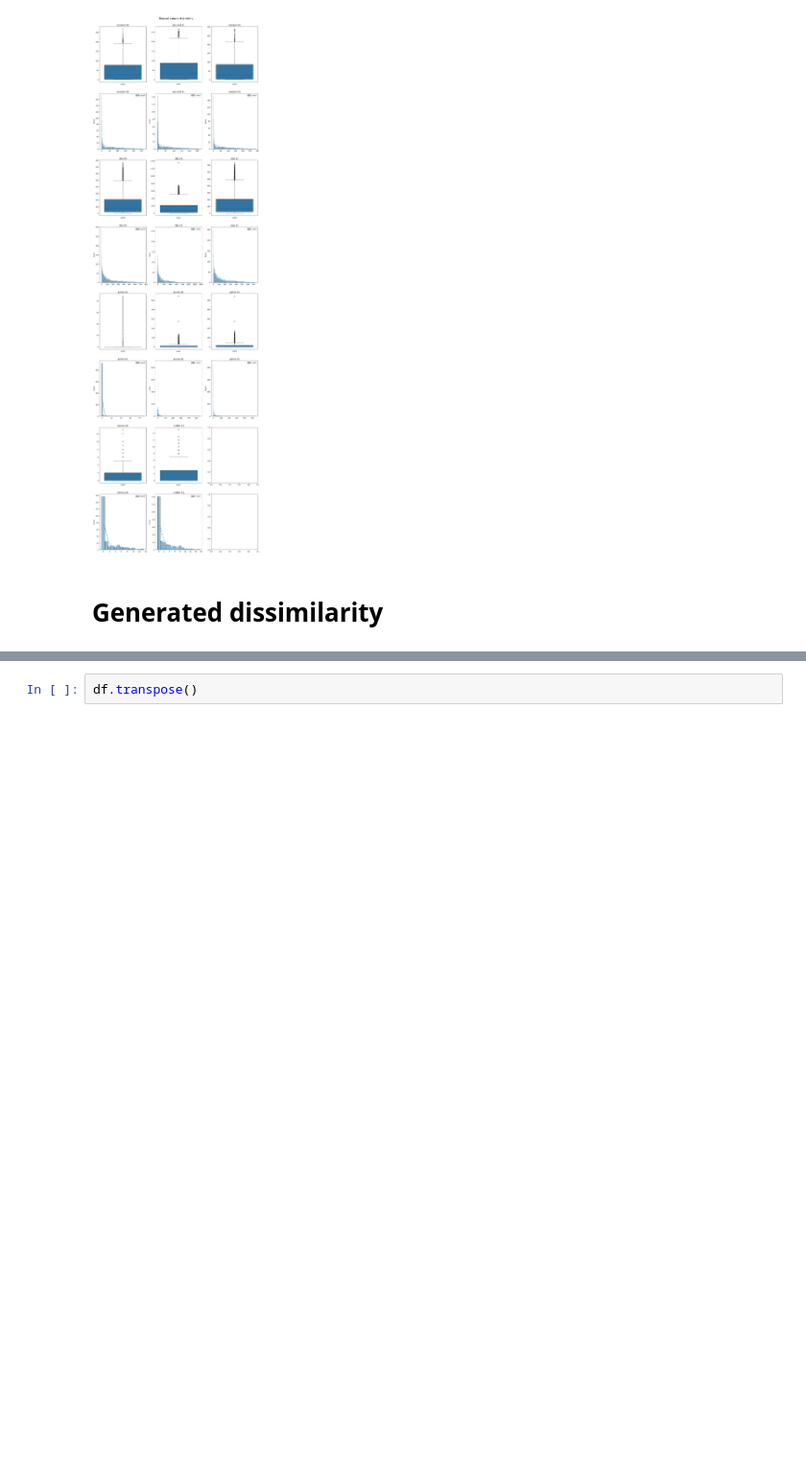
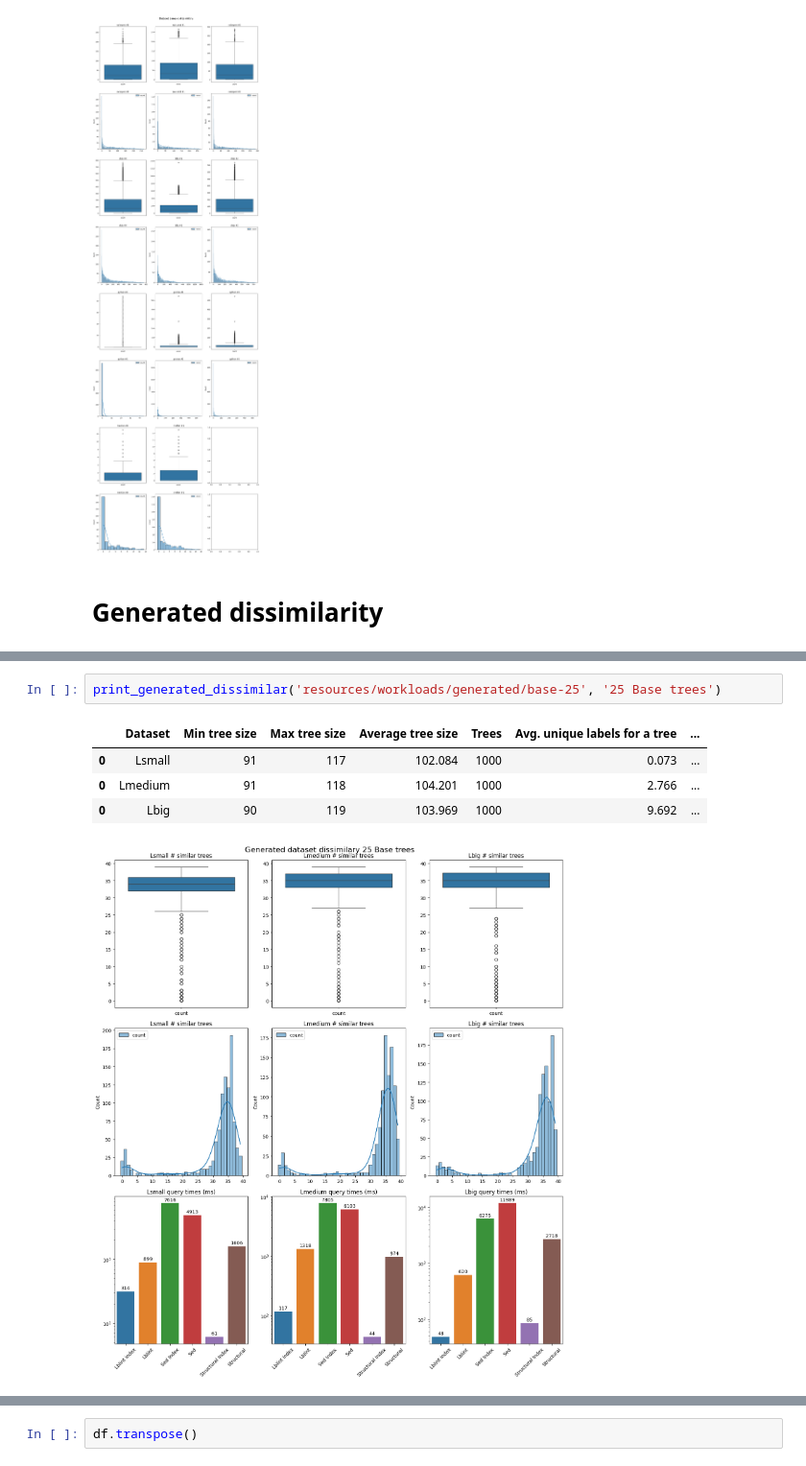
Before and after one commit to LukMRVC/tree-statistics, a Jupyter notebook: TED-viz.ipynb, the cells around one changed output, grey strips where cells are left out. Shown at 96% size. Cells and saved outputs as stored; diff of their text form; blank space fills up the shorter version.

Commit message:
Edited dissimilarity run

```diff
--- a/TED-viz.ipynb
+++ b/TED-viz.ipynb
@@ -1129,0 +1125,8 @@ display(stats_df)
+# %%
+print_generated_dissimilar('resources/workloads/generated/base-25', '25 Base trees')
+# %% [output]
+|  | Dataset | Min tree size | Max tree size | Average tree size | Trees | Avg. unique labels for a tree | ... |
+| 0 | Lsmall | 91 | 117 | 102.084 | 1000 | 0.073 | ... |
+| 0 | Lmedium | 91 | 118 | 104.201 | 1000 | 2.766 | ... |
+| 0 | Lbig | 90 | 119 | 103.969 | 1000 | 9.692 | ... |
+[figure, added]
```
Also changed, not shown: parts of 8 cells of this notebook, 3 other files.
